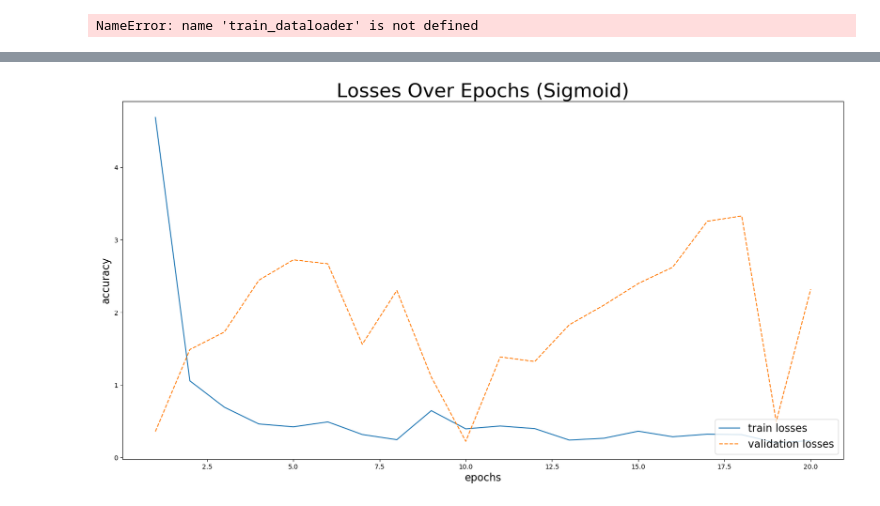
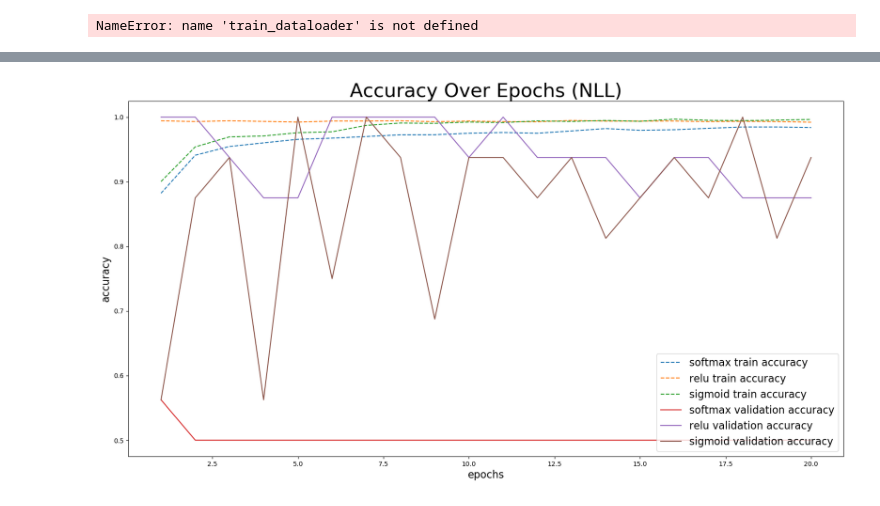
Before and after one commit to mxu2000/cappydoctors-pneumonia-diagnosis, a Jupyter notebook: checkpoint_2.ipynb, the cells around one changed output, grey strips where cells are left out. Saved outputs shown, nothing was run; the diff lists cells and outputs as text; code cells hidden in the pictures.

```diff
--- a/checkpoint_2.ipynb
+++ b/checkpoint_2.ipynb
@@ -484,15 +446,0 @@ plt.show()
-# %%
-# Plot Losses Over Epochs (Sigmoid)
-fig, ax = plt.subplots(nrows=1, ncols=1, figsize=(20,10))
-epochs_array = [i for i in range(1, 21)]
-
-ax.plot(epochs_array, sigmoid_output['train_losses'], label = 'train losses', linestyle = 'solid')
-ax.plot(epochs_array, sigmoid_output['val_losses'], label = 'validation losses', linestyle = 'dashed')
-
-ax.set_title('Losses Over Epochs (Sigmoid)', fontsize=30)
-ax.legend(loc="lower right", fontsize=16)
-ax.set_xlabel("epochs", fontsize=16)
-ax.set_ylabel("accuracy", fontsize=16)
-plt.show()
-# %% [output]
-[figure, removed]
@@ -498,0 +573,22 @@ plt.show()
+# %%
+# Plot Accuracy Over Epochs
+fig, ax = plt.subplots(nrows=1, ncols=1, figsize=(20,10))
+epochs_array = [i for i in range(1, 21)]
+
+# train: solid
+ax.plot(epochs_array, softmax_output_nll['train_accuracies'], label = 'softmax train accuracy', linestyle = 'dashed')
+ax.plot(epochs_array, Relu_output_nll['train_accuracies'], label = 'relu train accuracy', linestyle = 'dashed')
+ax.plot(epochs_array, sigmoid_output_nll['train_accuracies'], label = 'sigmoid train accuracy', linestyle = 'dashed')
+# validation: dashed
+ax.plot(epochs_array, softmax_output_nll['val_accuracies'], label = 'softmax validation accuracy', linestyle = 'solid')
+ax.plot(epochs_array, Relu_output_nll['val_accuracies'], label = 'relu validation accuracy', linestyle = 'solid')
+ax.plot(epochs_array, sigmoid_output_nll['val_accuracies'], label = 'sigmoid validation accuracy', linestyle = 'solid')
+
+
+ax.set_title('Accuracy Over Epochs (NLL)', fontsize=30)
+ax.legend(loc="lower right", fontsize=16)
+ax.set_xlabel("epochs", fontsize=16)
+ax.set_ylabel("accuracy", fontsize=16)
+plt.show()
+# %% [output]
+[figure, added]
```
Also changed, not shown: parts of 13 cells of this notebook.
